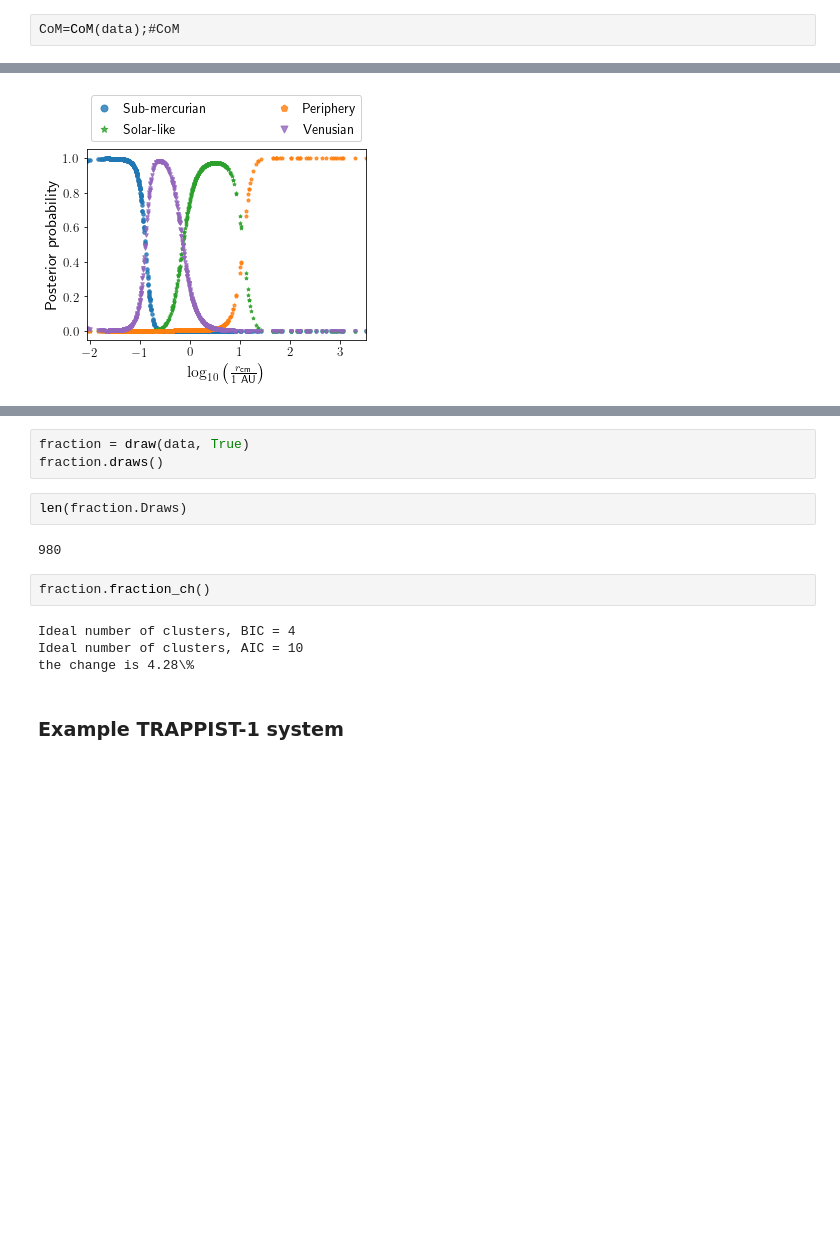
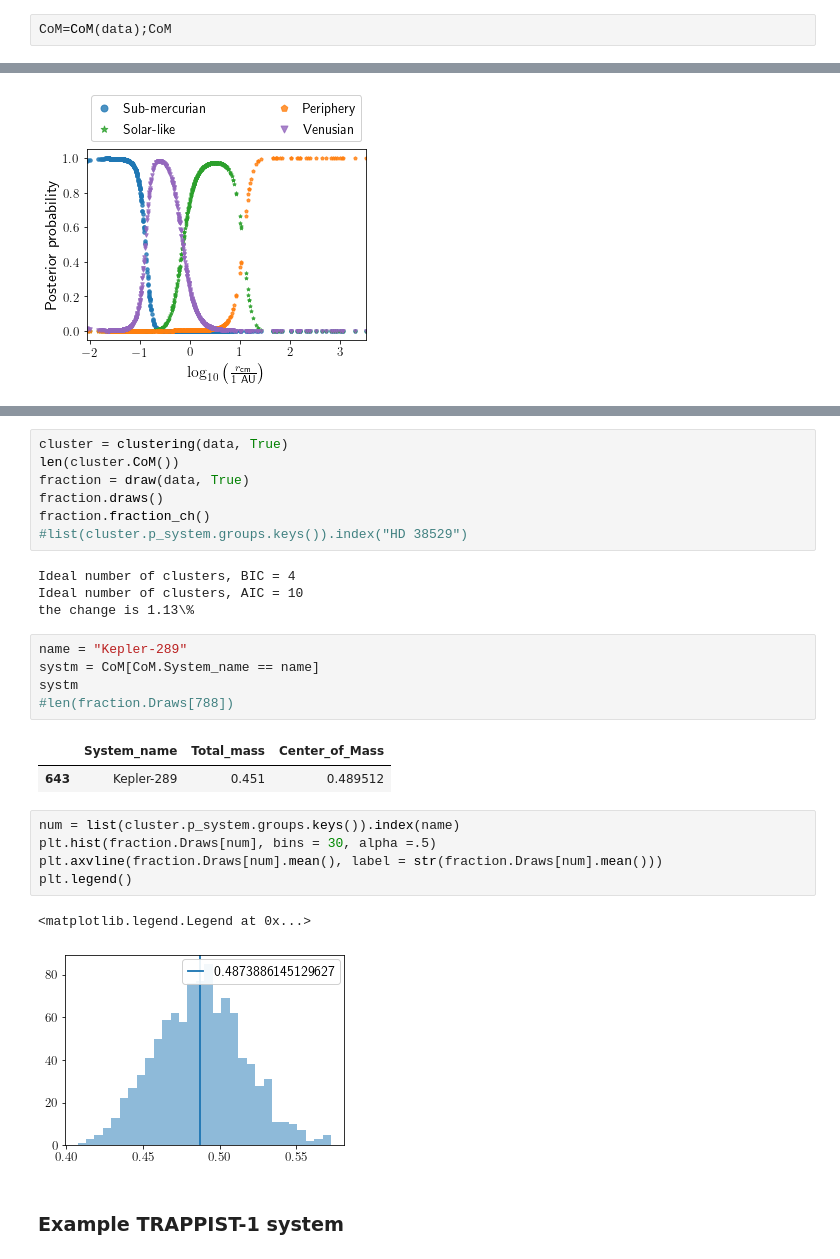
Before and after one commit to fjbautistas/Mixture_Gaussian_CM_of_Planets, a Jupyter notebook: Clasification.ipynb, the cells around one changed output, grey strips where cells are left out. Saved outputs shown, nothing was run; the diff lists cells and outputs as text; blank space fills up the shorter version.

Commit message:
draws of classification corrections

```diff
--- a/Clasification.ipynb
+++ b/Clasification.ipynb
@@ -188,4 +188,4 @@ def CoM(data): #data is a dataframe with mass and semi major axis
 
     return NewData
 # %%
-CoM=CoM(data);#CoM
+CoM=CoM(data);CoM
@@ -849,18 +883,32 @@ class draw(clustering):
             p = sum(frac)/len(frac)*100
 
         return print("the change is "+str('%.2f' % p)+r"\%")
-# %%
-fraction = draw(data, True)
-fraction.draws()
-# %%
-len(fraction.Draws)
-# %% [output]
-980
-# %%
-fraction.fraction_ch()
-# %% [output]
-Ideal number of clusters, BIC = 4
-Ideal number of clusters, AIC = 10
-the change is 4.28\%
+# %%
+cluster = clustering(data, True)
+len(cluster.CoM())
+fraction = draw(data, True)
+fraction.draws()
+fraction.fraction_ch()
+#list(cluster.p_system.groups.keys()).index("HD 38529")
+# %% [output]
+Ideal number of clusters, BIC = 4
+Ideal number of clusters, AIC = 10
+the change is 1.13\%
+# %%
+name = "Kepler-289"
+systm = CoM[CoM.System_name == name]
+systm
+#len(fraction.Draws[788])
+# %% [output]
+|  | System_name | Total_mass | Center_of_Mass |
+| 643 | Kepler-289 | 0.451 | 0.489512 |
+# %%
+num = list(cluster.p_system.groups.keys()).index(name)
+plt.hist(fraction.Draws[num], bins = 30, alpha =.5)
+plt.axvline(fraction.Draws[num].mean(), label = str(fraction.Draws[num].mean()))
+plt.legend()
+# %% [output]
+<matplotlib.legend.Legend at 0x...>
+[figure, added]
 # %% [markdown]
 ### Example TRAPPIST-1 system
```
Also changed, not shown: parts of 5 cells of this notebook, 8 other files.
